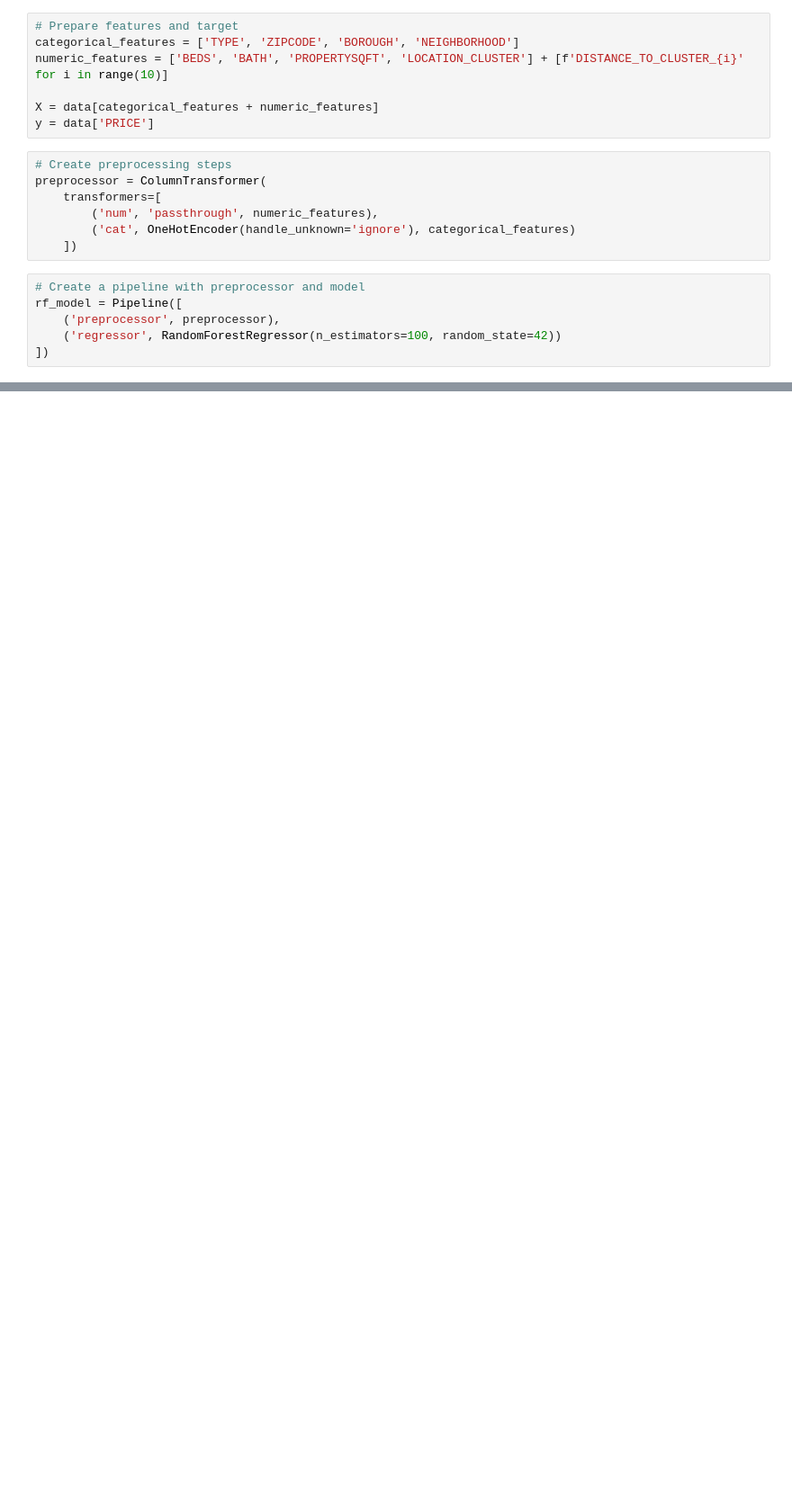
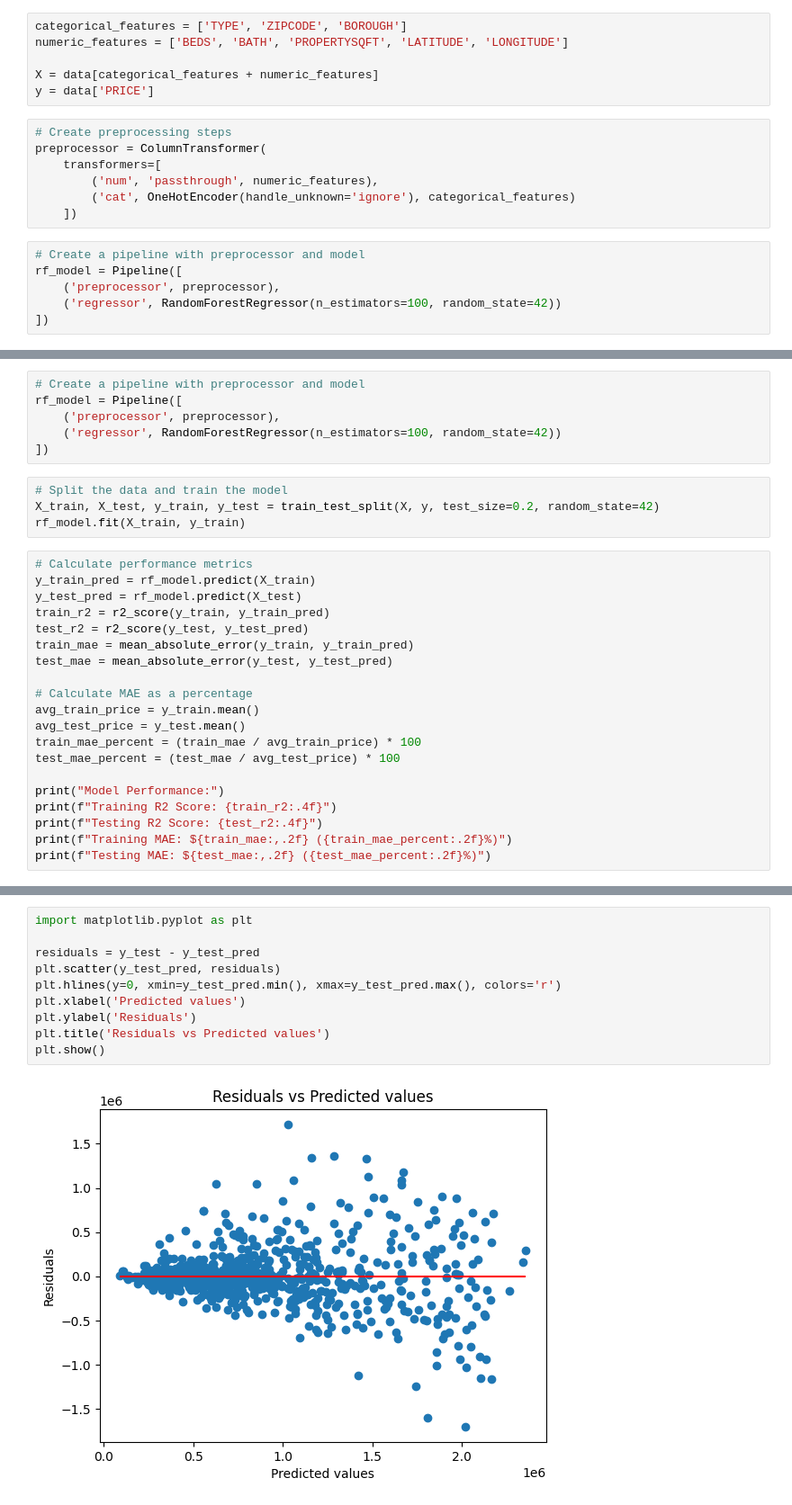
Before and after one commit to NikAkt/reiah, a Jupyter notebook: data_analytics_1/prediction_model/RF.ipynb, the cells around one changed output, grey strips where cells are left out. Shown: that part at 90% size. Saved outputs shown, nothing was run; the diff lists cells and outputs as text; blank space fills up the shorter version.

```diff
--- a/data_analytics_1/prediction_model/RF.ipynb
+++ b/data_analytics_1/prediction_model/RF.ipynb
@@ -32,7 +15,6 @@ data = add_distance_features(data, cluster_centers)
 # %%
-# Prepare features and target
-categorical_features = ['TYPE', 'ZIPCODE', 'BOROUGH', 'NEIGHBORHOOD']
-numeric_features = ['BEDS', 'BATH', 'PROPERTYSQFT', 'LOCATION_CLUSTER'] + [f'DISTANCE_TO_CLUSTER_{i}' for i in range(10)]
+categorical_features = ['TYPE', 'ZIPCODE', 'BOROUGH']
+numeric_features = ['BEDS', 'BATH', 'PROPERTYSQFT', 'LATITUDE', 'LONGITUDE']
 
 X = data[categorical_features + numeric_features]
 y = data['PRICE']
@@ -153,0 +80,30 @@ joblib.dump(predictor, 'house_price_predictor.pkl')
+# %%
+# Create a pipeline with preprocessor and model
+rf_model = Pipeline([
+    ('preprocessor', preprocessor),
+    ('regressor', RandomForestRegressor(n_estimators=100, random_state=42))
+])
+# %%
+# Split the data and train the model
+X_train, X_test, y_train, y_test = train_test_split(X, y, test_size=0.2, random_state=42)
+rf_model.fit(X_train, y_train)
+# %%
+# Calculate performance metrics
+y_train_pred = rf_model.predict(X_train)
+y_test_pred = rf_model.predict(X_test)
+train_r2 = r2_score(y_train, y_train_pred)
+test_r2 = r2_score(y_test, y_test_pred)
+train_mae = mean_absolute_error(y_train, y_train_pred)
+test_mae = mean_absolute_error(y_test, y_test_pred)
+
+# Calculate MAE as a percentage
+avg_train_price = y_train.mean()
+avg_test_price = y_test.mean()
+train_mae_percent = (train_mae / avg_train_price) * 100
+test_mae_percent = (test_mae / avg_test_price) * 100
+
+print("Model Performance:")
+print(f"Training R2 Score: {train_r2:.4f}")
+print(f"Testing R2 Score: {test_r2:.4f}")
+print(f"Training MAE: ${train_mae:,.2f} ({train_mae_percent:.2f}%)")
+print(f"Testing MAE: ${test_mae:,.2f} ({test_mae_percent:.2f}%)")
@@ -153,0 +129,12 @@ joblib.dump(predictor, 'house_price_predictor.pkl')
+# %%
+import matplotlib.pyplot as plt
+
+residuals = y_test - y_test_pred
+plt.scatter(y_test_pred, residuals)
+plt.hlines(y=0, xmin=y_test_pred.min(), xmax=y_test_pred.max(), colors='r')
+plt.xlabel('Predicted values')
+plt.ylabel('Residuals')
+plt.title('Residuals vs Predicted values')
+plt.show()
+# %% [output]
+[figure, added]
```
Also changed, not shown: parts of 11 cells of this notebook, 13 other files.
